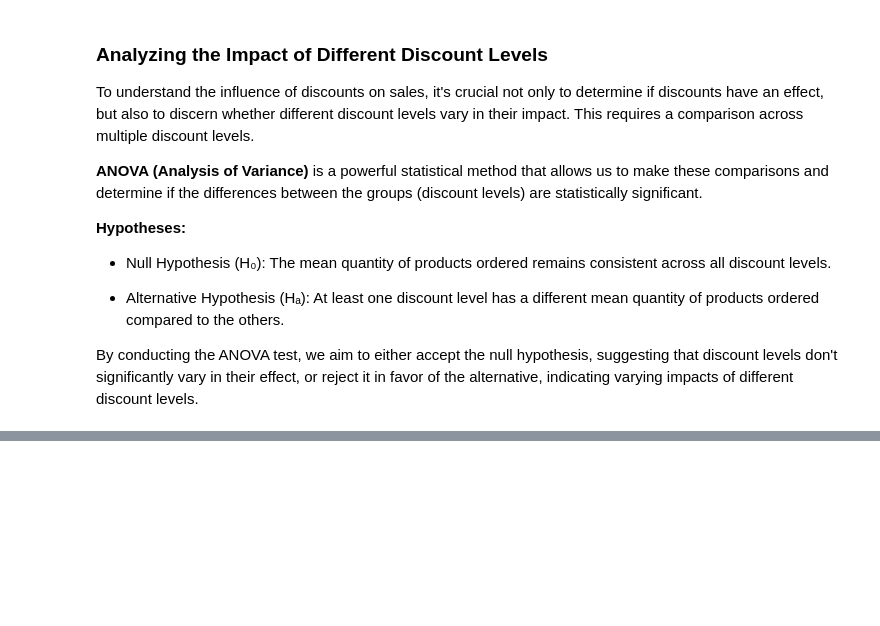
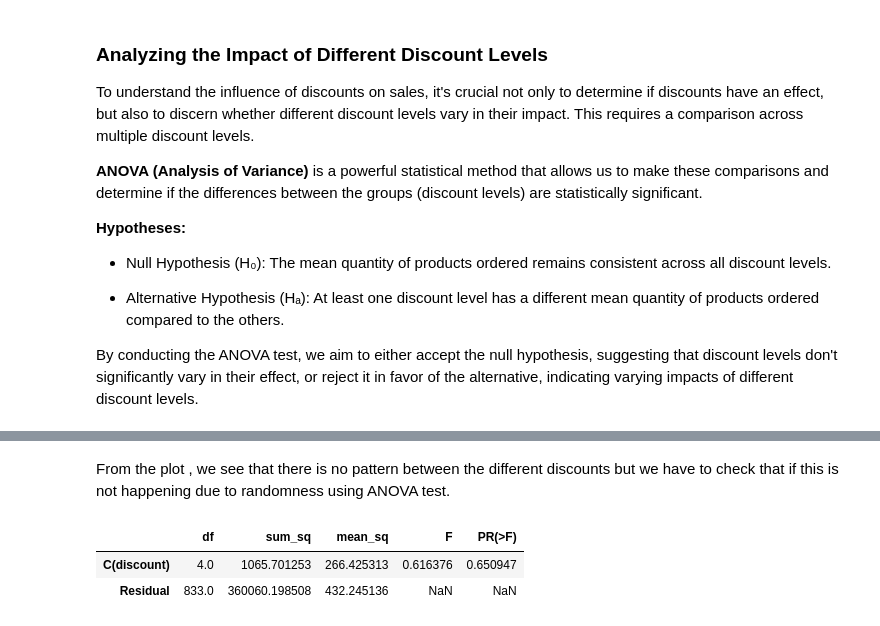
Before and after one commit to nani2357/Statistical-Analysis-on-Northwind-Sample-Database, a Jupyter notebook: Notebooks/hypothesis_testing.ipynb, the cells around one changed output, grey strips where cells are left out. Drawn from its saved outputs; the diff is of its cells as text; code cells hidden in the pictures; blank space fills up the shorter version.

```diff
--- a/Notebooks/hypothesis_testing.ipynb
+++ b/Notebooks/hypothesis_testing.ipynb
@@ -710,0 +738,15 @@ Name: discount, dtype: int64
+# %% [markdown]
+From the plot , we see that there is no pattern between the different discounts but we have to check that if this is not happening due to randomness using ANOVA test.
+# %%
+# using anova test to see  quantity & discount
+# Fit the model
+model  = ols('quantity ~ C(discount)', data = disc_data).fit()
+
+# Perform ANOVA and Print the table
+
+anova_table = sm.stats.anova_lm(model, typ=1)
+anova_table
+# %% [output]
+|  | df | sum_sq | mean_sq | F | PR(>F) |
+| C(discount) | 4.0 | 1065.701253 | 266.425313 | 0.616376 | 0.650947 |
+| Residual | 833.0 | 360060.198508 | 432.245136 | NaN | NaN |
```
Also changed, not shown: parts of 9 cells of this notebook.
